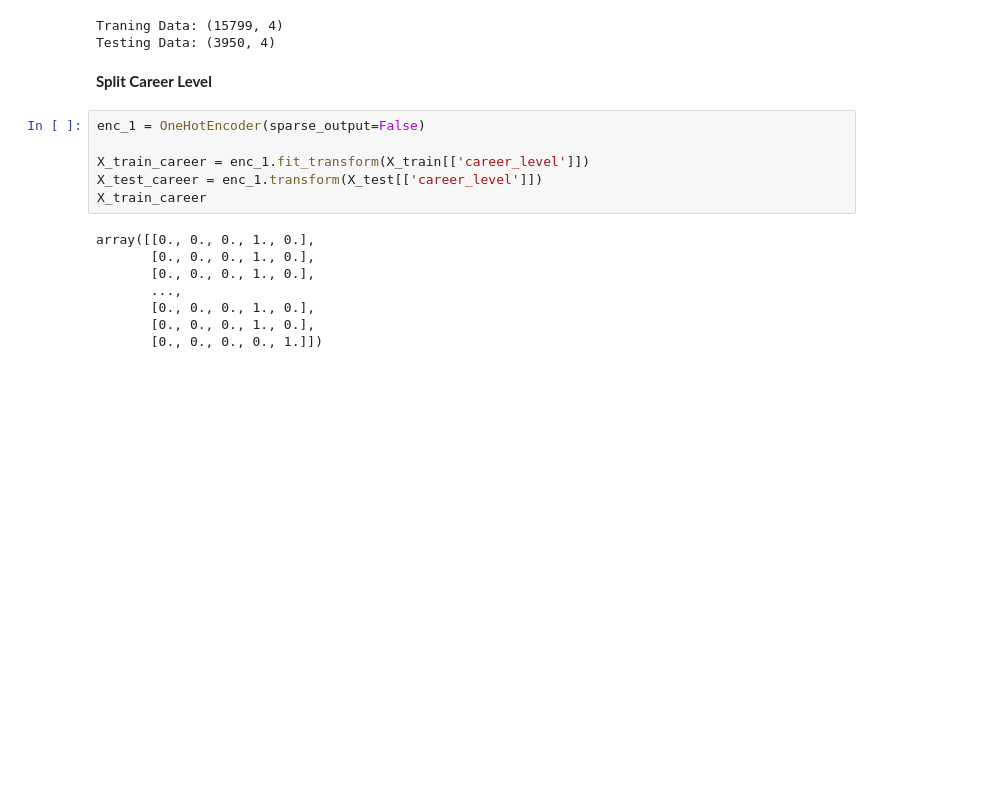
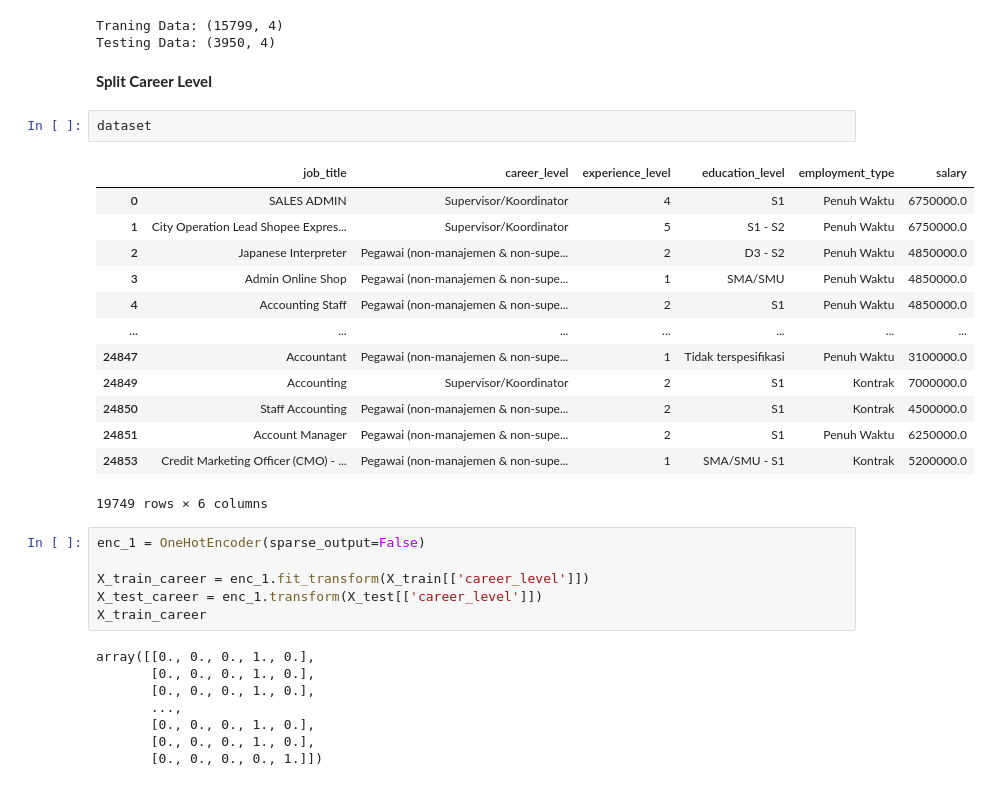
Before and after one commit to Reosta-Pratama/Project-Prediction, a Jupyter notebook: main/main.ipynb, the cells around one changed output. Drawn from its saved outputs; the diff is of its cells as text; blank space fills up the shorter version.

```diff
--- a/main/main.ipynb
+++ b/main/main.ipynb
@@ -230,6 +230,22 @@ Traning Data: (15799, 4)
 Testing Data: (3950, 4)
 # %% [markdown]
 **Split Career Level**
+# %%
+dataset
+# %% [output]
+|  | job_title | career_level | experience_level | education_level | employment_type | salary |
+| 0 | SALES ADMIN | Supervisor/Koordinator | 4 | S1 | Penuh Waktu | 6750000.0 |
+| 1 | City Operation Lead Shopee Expres... | Supervisor/Koordinator | 5 | S1 - S2 | Penuh Waktu | 6750000.0 |
+| 2 | Japanese Interpreter | Pegawai (non-manajemen & non-supe... | 2 | D3 - S2 | Penuh Waktu | 4850000.0 |
+| 3 | Admin Online Shop | Pegawai (non-manajemen & non-supe... | 1 | SMA/SMU | Penuh Waktu | 4850000.0 |
+| 4 | Accounting Staff | Pegawai (non-manajemen & non-supe... | 2 | S1 | Penuh Waktu | 4850000.0 |
+| ... | ... | ... | ... | ... | ... | ... |
+| 24847 | Accountant | Pegawai (non-manajemen & non-supe... | 1 | Tidak terspesifikasi | Penuh Waktu | 3100000.0 |
+| 24849 | Accounting | Supervisor/Koordinator | 2 | S1 | Kontrak | 7000000.0 |
+| 24850 | Staff Accounting | Pegawai (non-manajemen & non-supe... | 2 | S1 | Kontrak | 4500000.0 |
+| 24851 | Account Manager | Pegawai (non-manajemen & non-supe... | 2 | S1 | Penuh Waktu | 6250000.0 |
+| 24853 | Credit Marketing Officer (CMO) - ... | Pegawai (non-manajemen & non-supe... | 1 | SMA/SMU - S1 | Kontrak | 5200000.0 |
+19749 rows × 6 columns
 # %%
 enc_1 = OneHotEncoder(sparse_output=False)
 
```
Also changed, not shown: parts of 6 cells of this notebook, 1 other file.
